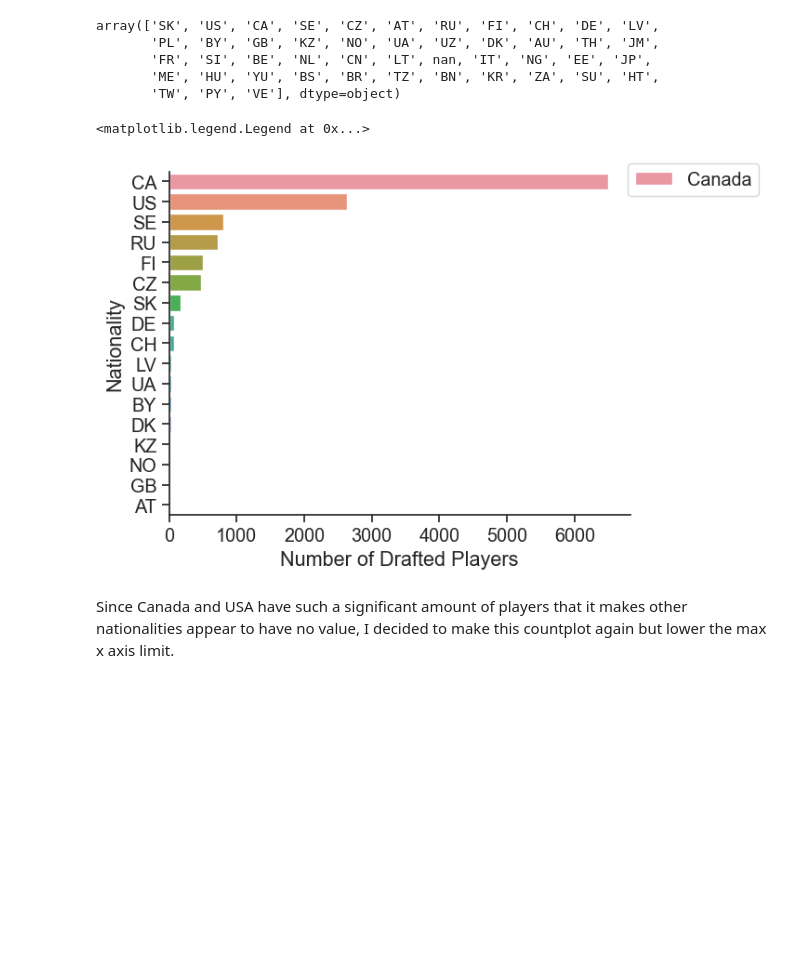
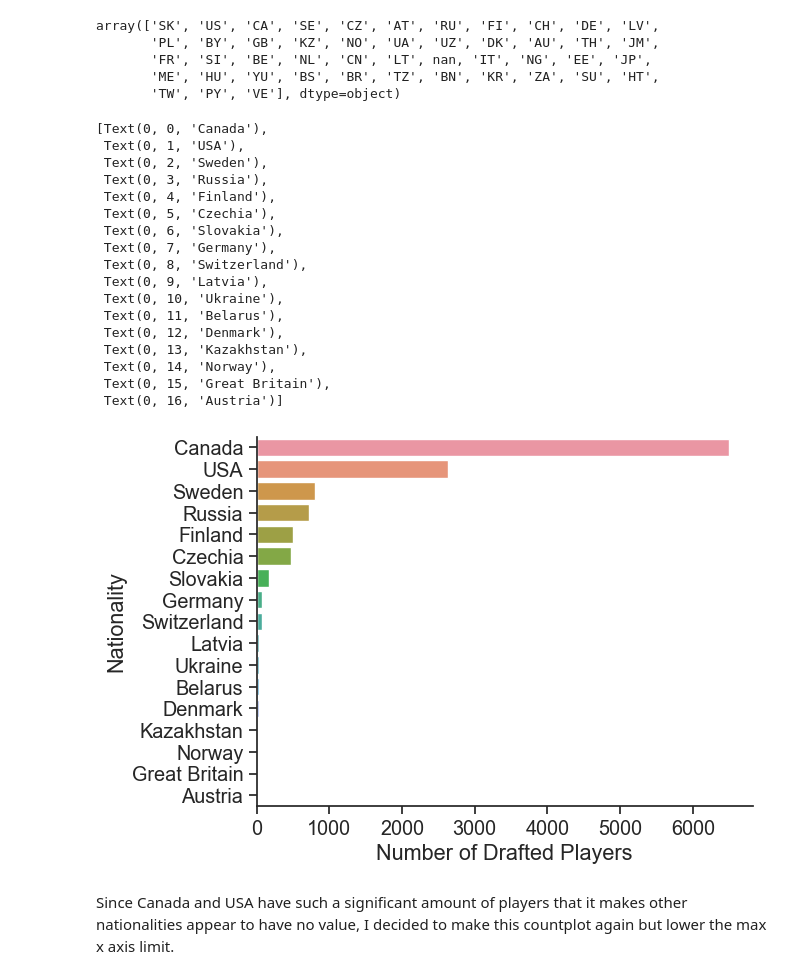
Before and after one commit to ubco-W2022T2-data301/project-group-group31, a Jupyter notebook: analysis/analysis2.ipynb, the cells around one changed output. Saved outputs shown, nothing was run; the diff lists cells and outputs as text; code cells hidden in the pictures; blank space fills up the shorter version.

```diff
--- a/analysis/analysis2.ipynb
+++ b/analysis/analysis2.ipynb
@@ -39,13 +41,17 @@ array(['SK', 'US', 'CA', 'SE', 'CZ', 'AT', 'RU', 'FI', 'CH', 'DE', 'LV',
        'ME', 'HU', 'YU', 'BS', 'BR', 'TZ', 'BN', 'KR', 'ZA', 'SU', 'HT',
        'TW', 'PY', 'VE'], dtype=object)
 # %%
-countries = {'US': 'USA', 'CA': 'Canada', 'SE': 'Sweden','SK': 'Slovakia', 'AT': 'Austria', 'RU': 'Russia', 'FI': 'Finland', 'CH': 'Switzerland',
-'CZ': 'Czechia', 'DE': 'Germany', 'LV': 'Latvia', 'PL': 'Poland', 'BY': 'Belarus', 'GB': 'Great Britain', 'KZ': 'Kazakhstan',
-'NO': 'Norway', 'UA': 'Ukraine', 'UZ': 'Uzbekistan' , 'DK': 'Denmark', 'AU': 'Australia', 'TH': 'Thailand' , 'JM': 'Jamacia',
-'FR': 'France', 'SI': 'Slovenia', 'BE': 'Belgium', 'NL': 'Netherlands', 'CN': 'China', 'LT': 'Lithuania', 'IT': 'Italy',
-'NG': 'Nigeria', 'EE': 'Estonia', 'JP': 'Japan', 'ME': 'Serbia', 'HU': 'Hungary', 'YU': 'Yugoslavia', 'BS': 'Bahamas', 'BR': 'Brazil',
-'TZ': 'Tanzania', 'BN': 'Brunei', 'KR': 'South Korea', 'ZA': 'South Africa', 'SU': 'Soviet Union', 'HT': 'Haiti',
-'TW': 'Taiwan', 'PY': 'Paraguay', 'VE': 'Venezuela'}
+countries = {'CA': 'Canada','US': 'USA', 'SE': 'Sweden','RU': 'Russia', 'FI': 'Finland','CZ': 'Czechia','SK': 'Slovakia',
+'DE': 'Germany','CH': 'Switzerland', 'LV': 'Latvia', 'UA': 'Ukraine', 'BY': 'Belarus', 'DK': 'Denmark', 'KZ': 'Kazakhstan',
+'NO': 'Norway','GB': 'Great Britain', 'AT': 'Austria', 'FR': 'France','SI': 'Slovenia', 'PL': 'Poland','LT': 'Lithuania',
+'YU': 'Yugoslavia','HU': 'Hungary', 'UZ': 'Uzbekistan','JP': 'Japan', 'IT': 'Italy', 'BR': 'Brazil',
+'BE': 'Belgium', 'BS': 'Bahamas', 'KR': 'South Korea','EE': 'Estonia','NG': 'Nigeria','SU': 'Soviet Union',
+'JM': 'Jamacia','TH': 'Thailand','NL': 'Netherlands', 'CN': 'China','TZ': 'Tanzania', 'BN': 'Brunei',
+'AU': 'Australia','ZA': 'South Africa', 'ME': 'Serbia','HT': 'Haiti', 'TW': 'Taiwan', 'PY': 'Paraguay', 'VE': 'Venezuela'}
+# %%
+country_list = [
+    "CA", "US", "SE", "RU", "FI", "CZ", "SK", "DE", "CH", "LV", "UA", "BY", "DK", "KZ", "NO", "GB", "AT"
+]
 # %%
 import seaborn as sns
 import numpy as np
@@ -55,16 +61,36 @@ sns.set_theme(style="ticks",
              )
 import matplotlib.pyplot as plt
 plt.rc("axes.spines", top=False, right=False)
-# %%
-sns.countplot(y='nationality', data = df, order=['CA', 'US', 'SE', 'RU', 'FI', 'CZ', 'SK', 'DE', 'CH', 'LV',
-'UA','BY','DK', 'KZ', 'NO', 'GB','AT']).set(xlim=(0,None), ylabel="Nationality",xlabel="Number of Drafted Players")
-plt.legend(labels=["Canada","USA","Sweden","Russia","Czechia","Slovakia","Denmark","Germany","Latvia",
-           "Ukraine","Belarus","Denmark","Kazakhstan","Norway","Great Britain","Austria"],
-           loc='upper right', bbox_to_anchor=(1.3, 1.05))
-#Other = pd.DataFrame() (likely not needed)
-#Other = df[df['nationality'] == ['PL', 'UZ', 'AU', 'TH', 'JM','FR', 'SI', 'BE', 'NL', 'CN', 'LT', 'IT', 'NG', 'EE', 'JP', 'ME', 'HU', 'YU', 'BS', 'BR', 'TZ', 'BN', 'KR', 'ZA', 'SU', 'HT', 'TW', 'PY', 'VE']]
-# %% [output]
-<matplotlib.legend.Legend at 0x...>
-[figure, removed]
+# %%
+subset = {k: v for (k, v) in countries.items() if k in country_list}
+
+ax = sns.countplot(
+    y="nationality",
+    data=df[df["nationality"].isin(country_list)],
+    order=country_list,
+)
+plt.ylabel("Nationality")
+plt.xlabel("Number of Drafted Players")
+plt.xlim(0,None)
+ax.set_yticklabels(subset.values())
+# %% [output]
+[Text(0, 0, 'Canada'),
+ Text(0, 1, 'USA'),
+ Text(0, 2, 'Sweden'),
+ Text(0, 3, 'Russia'),
+ Text(0, 4, 'Finland'),
+ Text(0, 5, 'Czechia'),
+ Text(0, 6, 'Slovakia'),
+ Text(0, 7, 'Germany'),
+ Text(0, 8, 'Switzerland'),
+ Text(0, 9, 'Latvia'),
+ Text(0, 10, 'Ukraine'),
+ Text(0, 11, 'Belarus'),
+ Text(0, 12, 'Denmark'),
+ Text(0, 13, 'Kazakhstan'),
+ Text(0, 14, 'Norway'),
+ Text(0, 15, 'Great Britain'),
+ Text(0, 16, 'Austria')]
+[figure, added]
 # %% [markdown]
 Since Canada and USA have such a significant amount of players that it makes other nationalities appear to have no value, I decided to make this countplot again but lower the max x axis limit.
```
Also changed, not shown: parts of 7 cells of this notebook.
